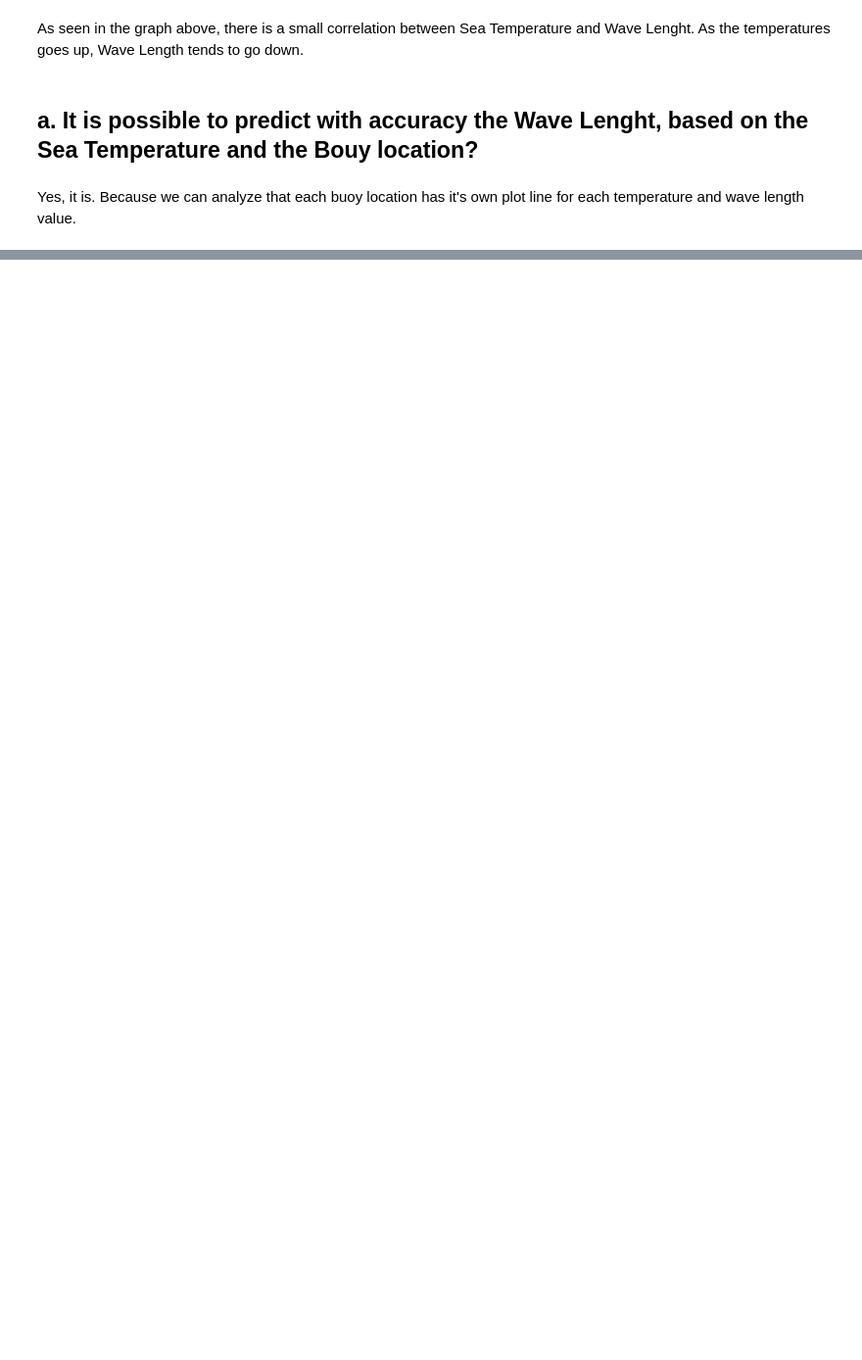
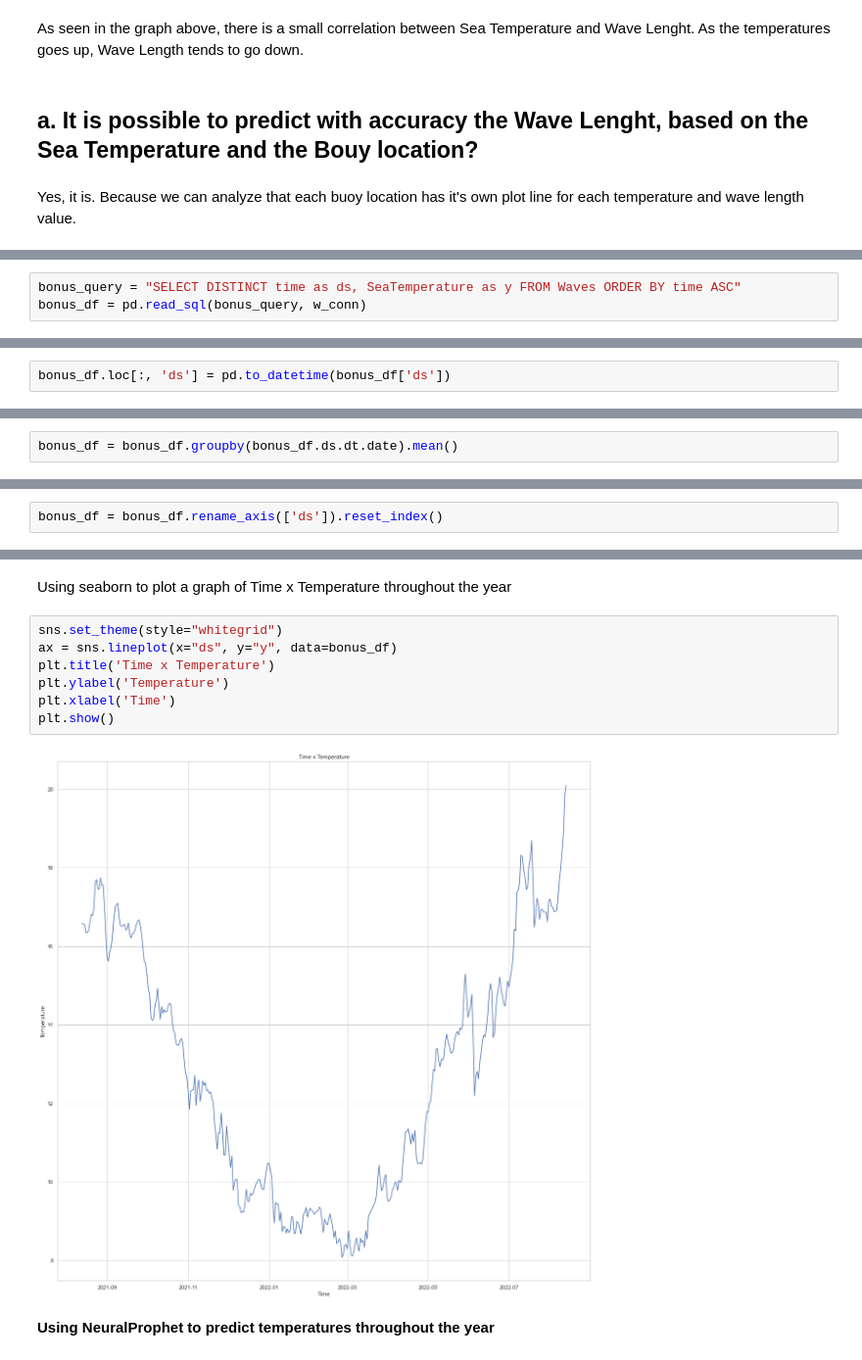
Before and after one commit to eduardobrennand/ddf_tech_case, a Jupyter notebook: questions/ddf_tech_case.ipynb, the cells around one changed output, grey strips where cells are left out. Shown: that part at 98% size. Saved outputs shown, nothing was run; the diff lists cells and outputs as text; blank space fills up the shorter version.

Commit message:
Adding the bonus question and updating the analysis.html

```diff
--- a/questions/ddf_tech_case.ipynb
+++ b/questions/ddf_tech_case.ipynb
@@ -453,0 +464,3 @@ Yes, it is. Because we can analyze that each buoy location has it's own plot lin
+# %%
+bonus_query = "SELECT DISTINCT time as ds, SeaTemperature as y FROM Waves ORDER BY time ASC"
+bonus_df = pd.read_sql(bonus_query, w_conn)
@@ -453,0 +469,2 @@ Yes, it is. Because we can analyze that each buoy location has it's own plot lin
+# %%
+bonus_df.loc[:, 'ds'] = pd.to_datetime(bonus_df['ds'])
@@ -453,0 +475,2 @@ Yes, it is. Because we can analyze that each buoy location has it's own plot lin
+# %%
+bonus_df = bonus_df.groupby(bonus_df.ds.dt.date).mean()
@@ -453,0 +479,2 @@ Yes, it is. Because we can analyze that each buoy location has it's own plot lin
+# %%
+bonus_df = bonus_df.rename_axis(['ds']).reset_index()
@@ -453,0 +497,13 @@ Yes, it is. Because we can analyze that each buoy location has it's own plot lin
+# %% [markdown]
+Using seaborn to plot a graph of Time x Temperature throughout the year
+# %%
+sns.set_theme(style="whitegrid")
+ax = sns.lineplot(x="ds", y="y", data=bonus_df)
+plt.title('Time x Temperature')
+plt.ylabel('Temperature')
+plt.xlabel('Time')
+plt.show()
+# %% [output]
+[figure, added]
+# %% [markdown]
+**Using NeuralProphet to predict temperatures throughout the year**
```
Also changed, not shown: parts of 16 cells of this notebook, 5 other files.
